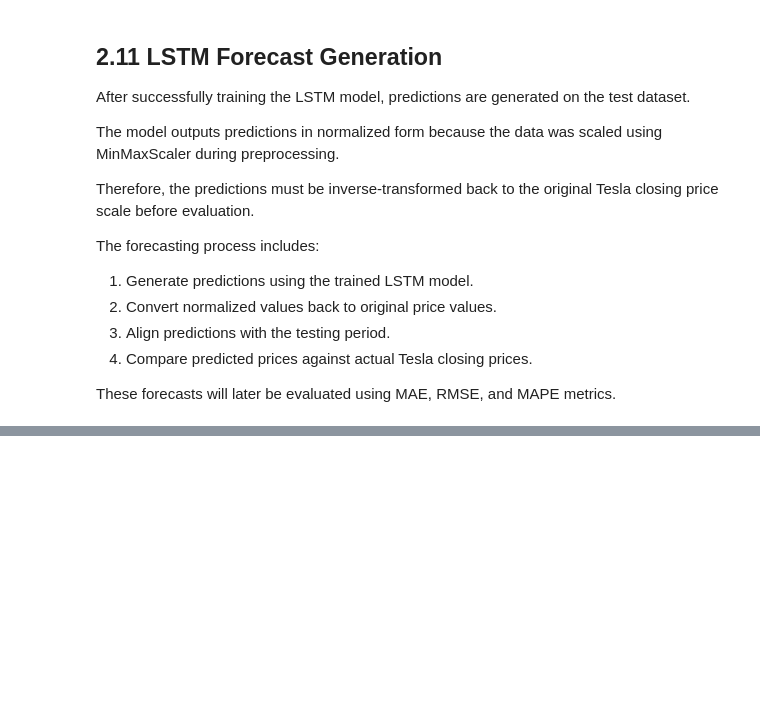
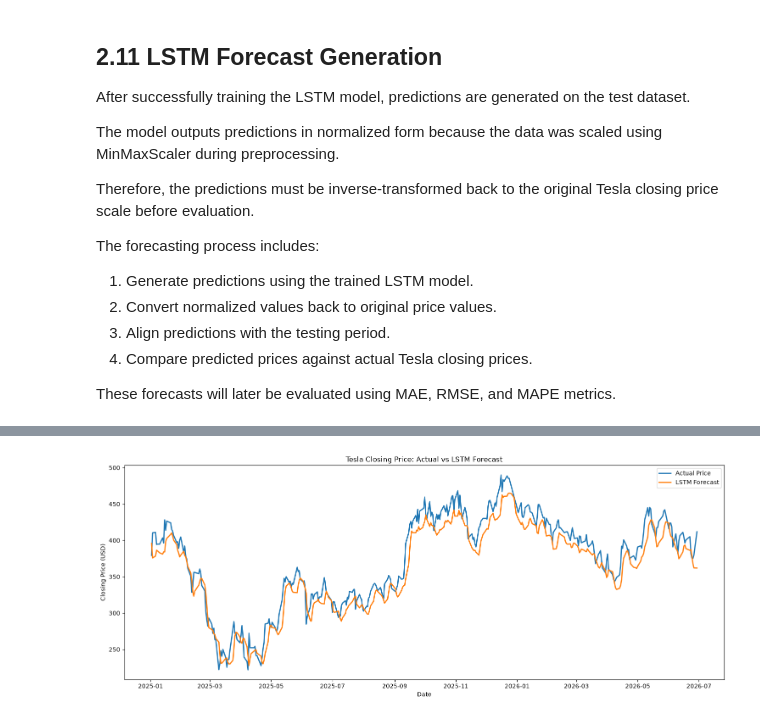
Before and after one commit to tsi122124/portfolio-optimization, a Jupyter notebook: notebooks/time_series_forecasting.ipynb, the cells around one changed output, grey strips where cells are left out. Saved outputs shown, nothing was run; the diff lists cells and outputs as text; code cells hidden in the pictures; blank space fills up the shorter version.

Commit message:
Complete Task 2: Build and evaluate ARIMA and LSTM forecasting models

```diff
--- a/notebooks/time_series_forecasting.ipynb
+++ b/notebooks/time_series_forecasting.ipynb
@@ -1225,0 +1395,32 @@ These forecasts will later be evaluated using MAE, RMSE, and MAPE metrics.
+# %%
+# ============================================================
+# 2.13 Visualize LSTM Forecast
+# ============================================================
+
+import matplotlib.pyplot as plt
+
+plt.figure(figsize=(15,6))
+
+plt.plot(
+    lstm_forecast_df.index,
+    lstm_forecast_df["Actual Price"],
+    label="Actual Price",
+    linewidth=2
+)
+
+plt.plot(
+    lstm_forecast_df.index,
+    lstm_forecast_df["Predicted Price"],
+    label="LSTM Forecast",
+    linewidth=2
+)
+
+plt.title("Tesla Closing Price: Actual vs LSTM Forecast")
+plt.xlabel("Date")
+plt.ylabel("Closing Price (USD)")
+plt.legend()
+
+plt.tight_layout()
+plt.show()
+# %% [output]
+[figure, added]
```
Also changed, not shown: parts of 20 cells of this notebook.
